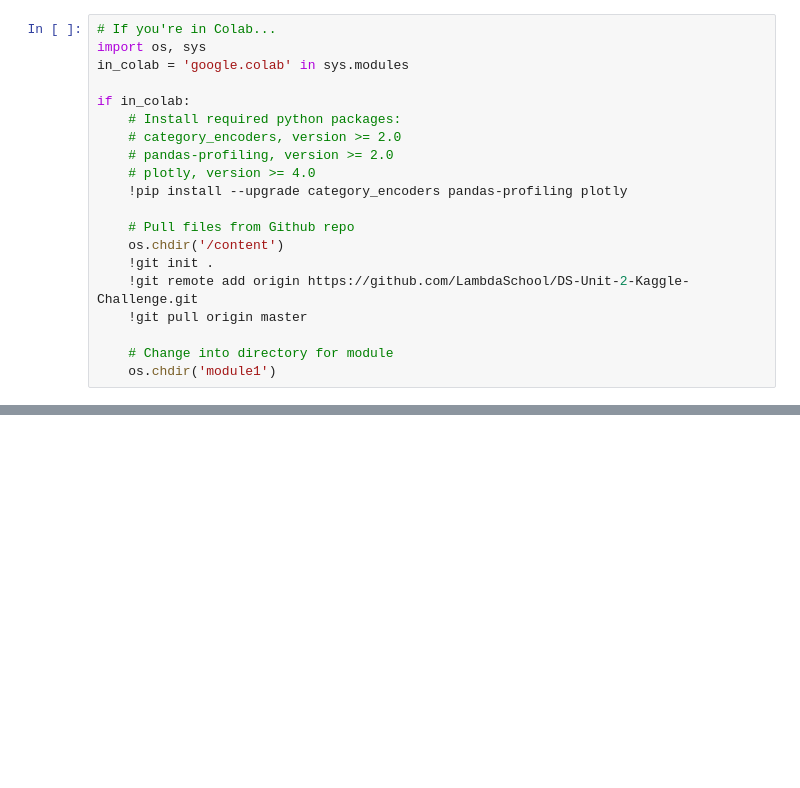
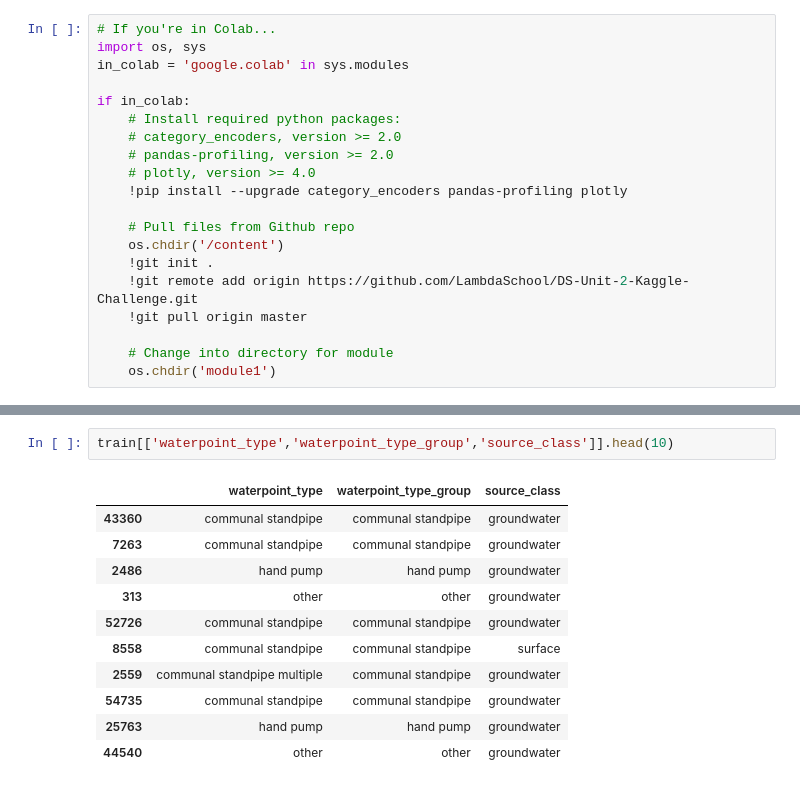
Before and after one commit to bloominstituteoftechnology/DS-Unit-2-Kaggle-Challenge, a Jupyter notebook: module1/assignment_kaggle_challenge_1.ipynb, the cells around one changed output, grey strips where cells are left out. Drawn from its saved outputs; the diff is of its cells as text; blank space fills up the shorter version.

```diff
--- a/module1/assignment_kaggle_challenge_1.ipynb
+++ b/module1/assignment_kaggle_challenge_1.ipynb
@@ -102,0 +166,14 @@ train.shape, test.shape
+# %%
+train[['waterpoint_type','waterpoint_type_group','source_class']].head(10)
+# %% [output]
+|  | waterpoint_type | waterpoint_type_group | source_class |
+| 43360 | communal standpipe | communal standpipe | groundwater |
+| 7263 | communal standpipe | communal standpipe | groundwater |
+| 2486 | hand pump | hand pump | groundwater |
+| 313 | other | other | groundwater |
+| 52726 | communal standpipe | communal standpipe | groundwater |
+| 8558 | communal standpipe | communal standpipe | surface |
+| 2559 | communal standpipe multiple | communal standpipe | groundwater |
+| 54735 | communal standpipe | communal standpipe | groundwater |
+| 25763 | hand pump | hand pump | groundwater |
+| 44540 | other | other | groundwater |
```
Also changed, not shown: parts of 20 cells of this notebook.
